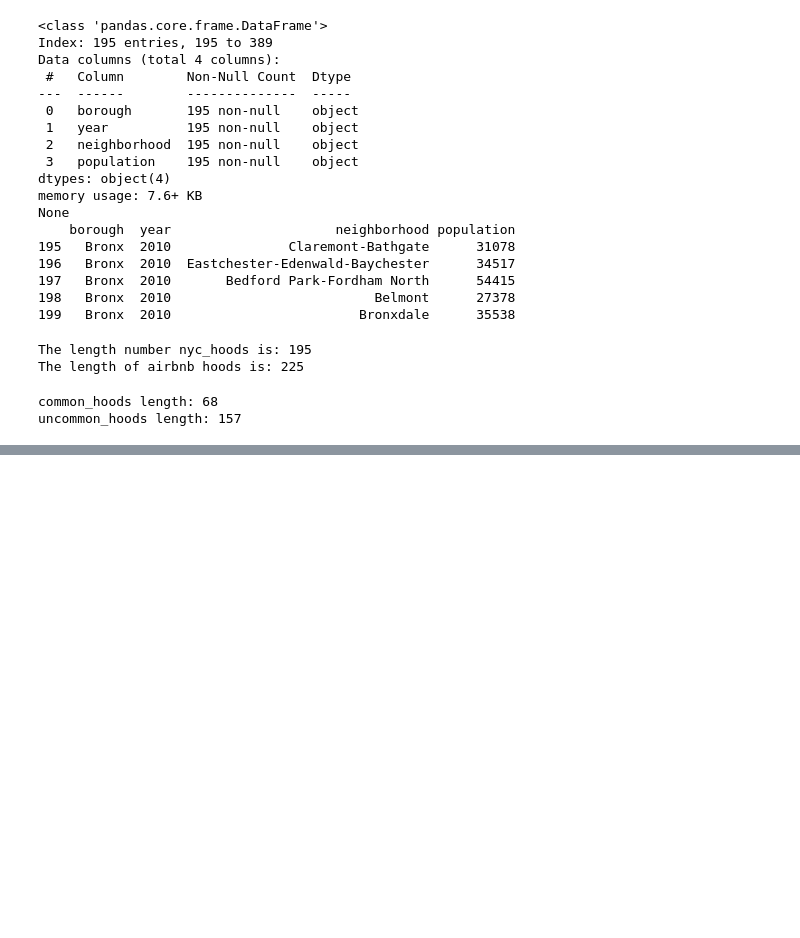
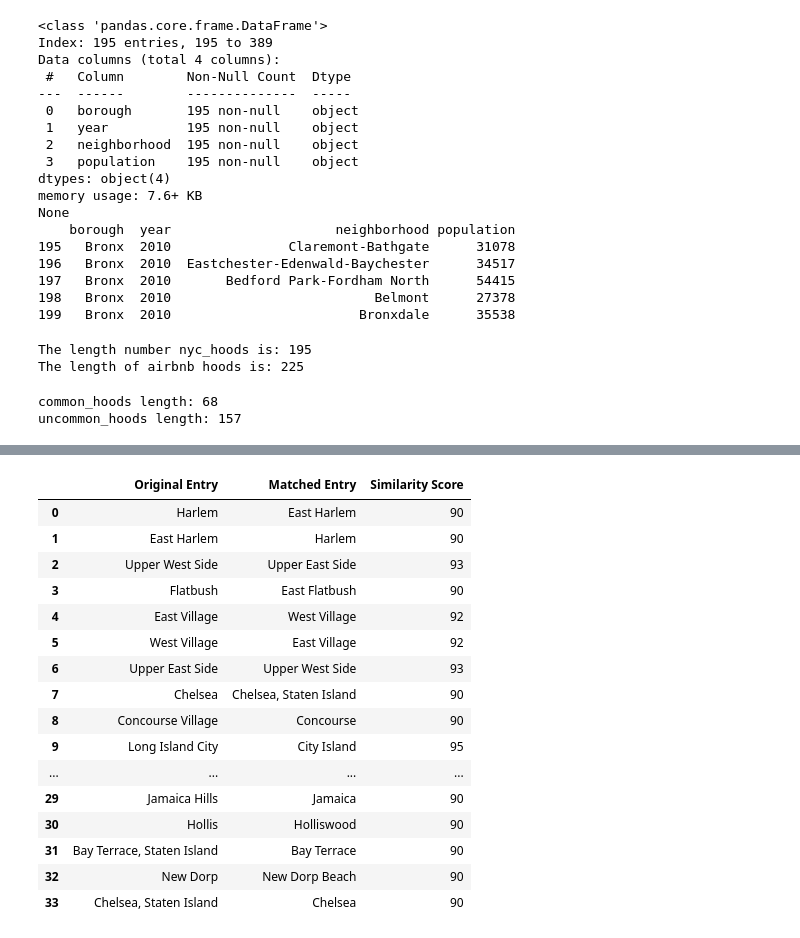
Before and after one commit to nickbartram/team6_project, a Jupyter notebook: main.ipynb, the cells around one changed output, grey strips where cells are left out. Saved outputs shown, nothing was run; the diff lists cells and outputs as text; code cells hidden in the pictures; blank space fills up the shorter version.

```diff
--- a/main.ipynb
+++ b/main.ipynb
@@ -472,0 +474,23 @@ uncommon_hoods length: 157
+# %%
+# There are a lot of differences
+# Take a look at the uncommon_list, at least it's a little shorter?
+
+# get unique entries
+unique_entries= clean_df['neighbourhood'].unique()
+
+matches_list = []
+
+# Iterate through unique entries and get the matches
+for entry in unique_entries:
+    matches = process.extract(entry, unique_entries, limit=6)
+    for match in matches:
+        matches_list.append([entry, match[0], match[1]])
+
+# Convert the list to a DataFrame
+matches_df = pd.DataFrame(matches_list, columns=['Original Entry', 'Matched Entry', 'Similarity Score'])
+
+# Save the DataFrame as a CSV file
+matches_df.to_csv('matches.csv', index=False)
+
+# Print the DataFrame
+matches_df
@@ -472,0 +511,37 @@ uncommon_hoods length: 157
+# %%
+# high_score list, blank list to fill with high similarity scores
+high_score = []
+
+# for loop to find entries < 100, but more or equal to 90 'Similarity Score'
+for index, row in matches_df.iterrows():
+    score = row['Similarity Score']
+    if score < 100 and score >= 90:
+        high_score.append({
+            'Original Entry': row['Original Entry'],
+            'Matched Entry': row['Matched Entry'],
+            'Similarity Score': row['Similarity Score']
+        })
+
+# Create DataFrame
+high_score_df = pd.DataFrame(high_score)
+
+# Show DataFrame
+high_score_df
+# %% [output]
+|  | Original Entry | Matched Entry | Similarity Score |
+| 0 | Harlem | East Harlem | 90 |
+| 1 | East Harlem | Harlem | 90 |
+| 2 | Upper West Side | Upper East Side | 93 |
+| 3 | Flatbush | East Flatbush | 90 |
+| 4 | East Village | West Village | 92 |
+| 5 | West Village | East Village | 92 |
+| 6 | Upper East Side | Upper West Side | 93 |
+| 7 | Chelsea | Chelsea, Staten Island | 90 |
+| 8 | Concourse Village | Concourse | 90 |
+| 9 | Long Island City | City Island | 95 |
+| ... | ... | ... | ... |
+| 29 | Jamaica Hills | Jamaica | 90 |
+| 30 | Hollis | Holliswood | 90 |
+| 31 | Bay Terrace, Staten Island | Bay Terrace | 90 |
+| 32 | New Dorp | New Dorp Beach | 90 |
+| 33 | Chelsea, Staten Island | Chelsea | 90 |
```
Also changed, not shown: parts of 4 cells of this notebook, 1 other file.
